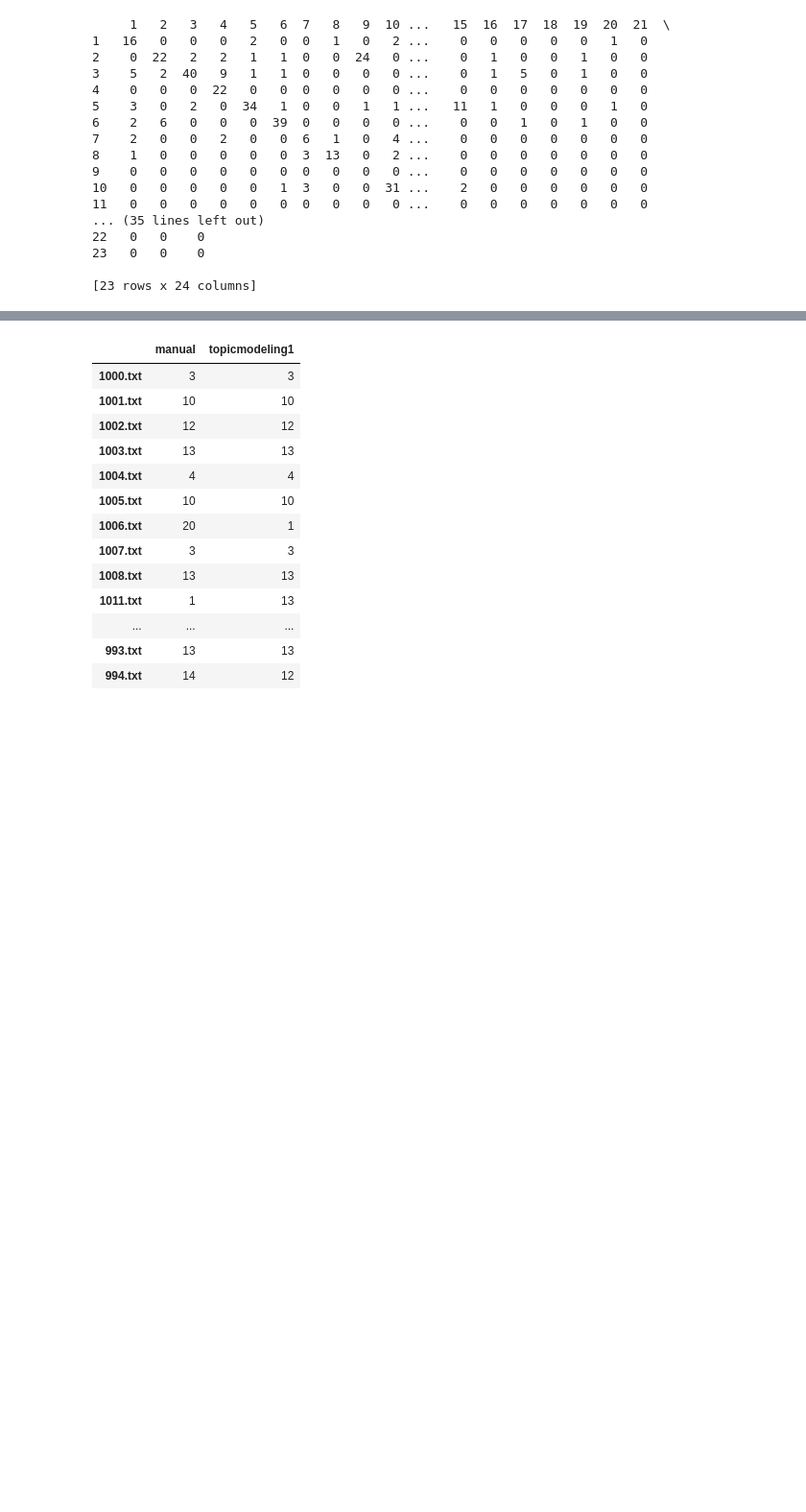
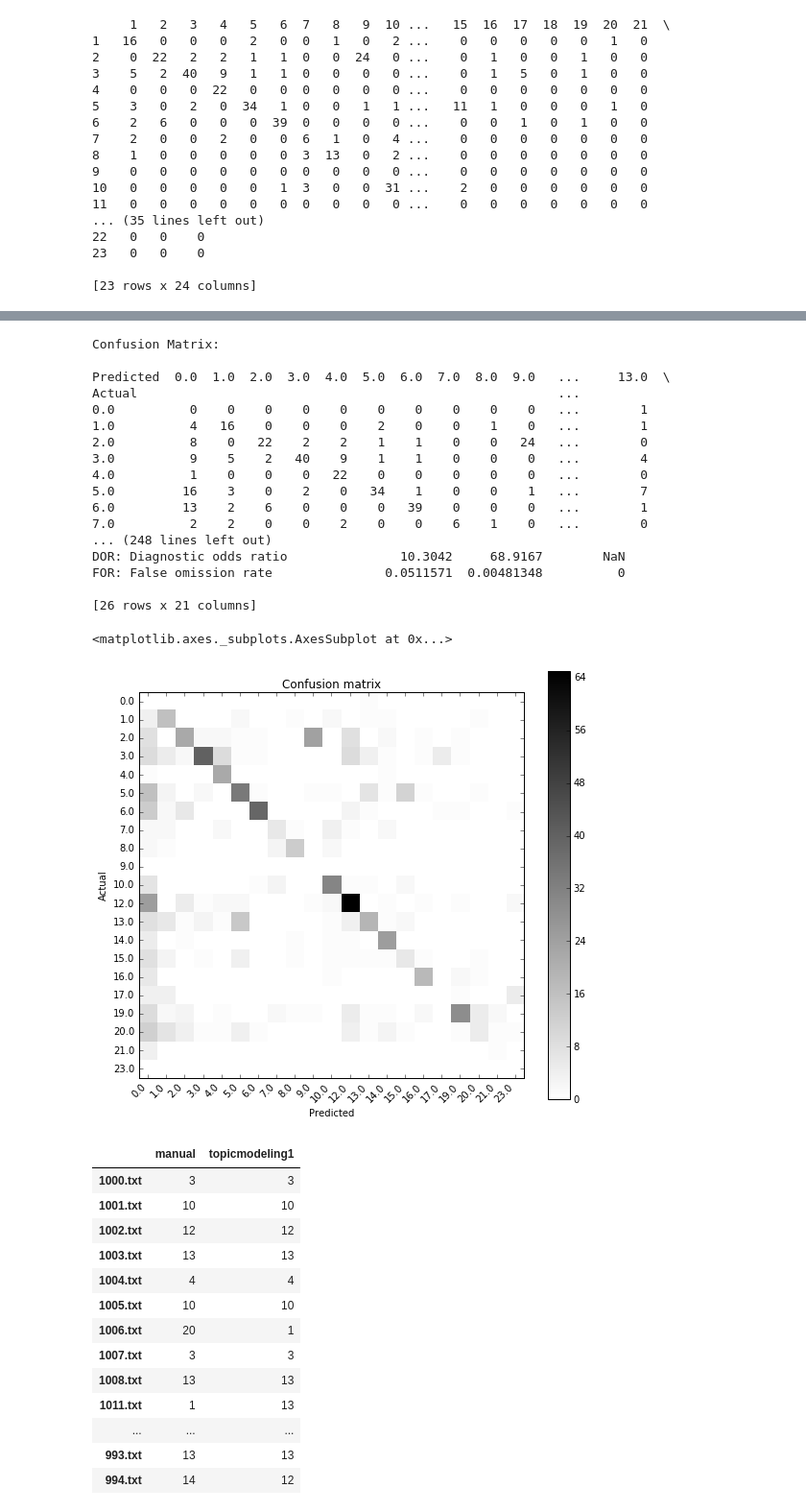
Before and after one commit to jvdzwaan/dilipad, a Jupyter notebook: results/CAP vragenuurtje.ipynb, the cells around one changed output, grey strips where cells are left out. Shown: that part at 96% size. Drawn from its saved outputs; the diff is of its cells as text; code cells hidden in the pictures; blank space fills up the shorter version.

Commit message:
Add picture of confusion matrix

```diff
--- a/results/CAP vragenuurtje.ipynb
+++ b/results/CAP vragenuurtje.ipynb
@@ -258,3 +278,29 @@ conf.to_csv("/home/jvdzwaan/data/dilipad/CAP/confusion_matrix.csv")
+# %%
+from pandas_confusion import ConfusionMatrix
+cm = ConfusionMatrix(cap_results['manual'], cap_results['topicmodeling1'].fillna(0))
+cm.print_stats()
+#print cm
+cm.plot()
+# %% [output]
+Confusion Matrix:
+
+Predicted  0.0  1.0  2.0  3.0  4.0  5.0  6.0  7.0  8.0  9.0   ...     13.0  \
+Actual                                                        ...
+0.0          0    0    0    0    0    0    0    0    0    0   ...        1
+1.0          4   16    0    0    0    2    0    0    1    0   ...        1
+2.0          8    0   22    2    2    1    1    0    0   24   ...        0
+3.0          9    5    2   40    9    1    1    0    0    0   ...        4
+4.0          1    0    0    0   22    0    0    0    0    0   ...        0
+5.0         16    3    0    2    0   34    1    0    0    1   ...        7
+6.0         13    2    6    0    0    0   39    0    0    0   ...        1
+7.0          2    2    0    0    2    0    0    6    1    0   ...        0
+... (248 lines left out)
+DOR: Diagnostic odds ratio               10.3042     68.9167        NaN
+FOR: False omission rate               0.0511571  0.00481348          0
+
+[26 rows x 21 columns]
+<matplotlib.axes._subplots.AxesSubplot at 0x...>
+[figure, added]
 # %%
 r = cap_results[['manual', 'topicmodeling1']].copy().dropna()
 r[r==2] = 9
```
Also changed, not shown: parts of 1 cell of this notebook.
